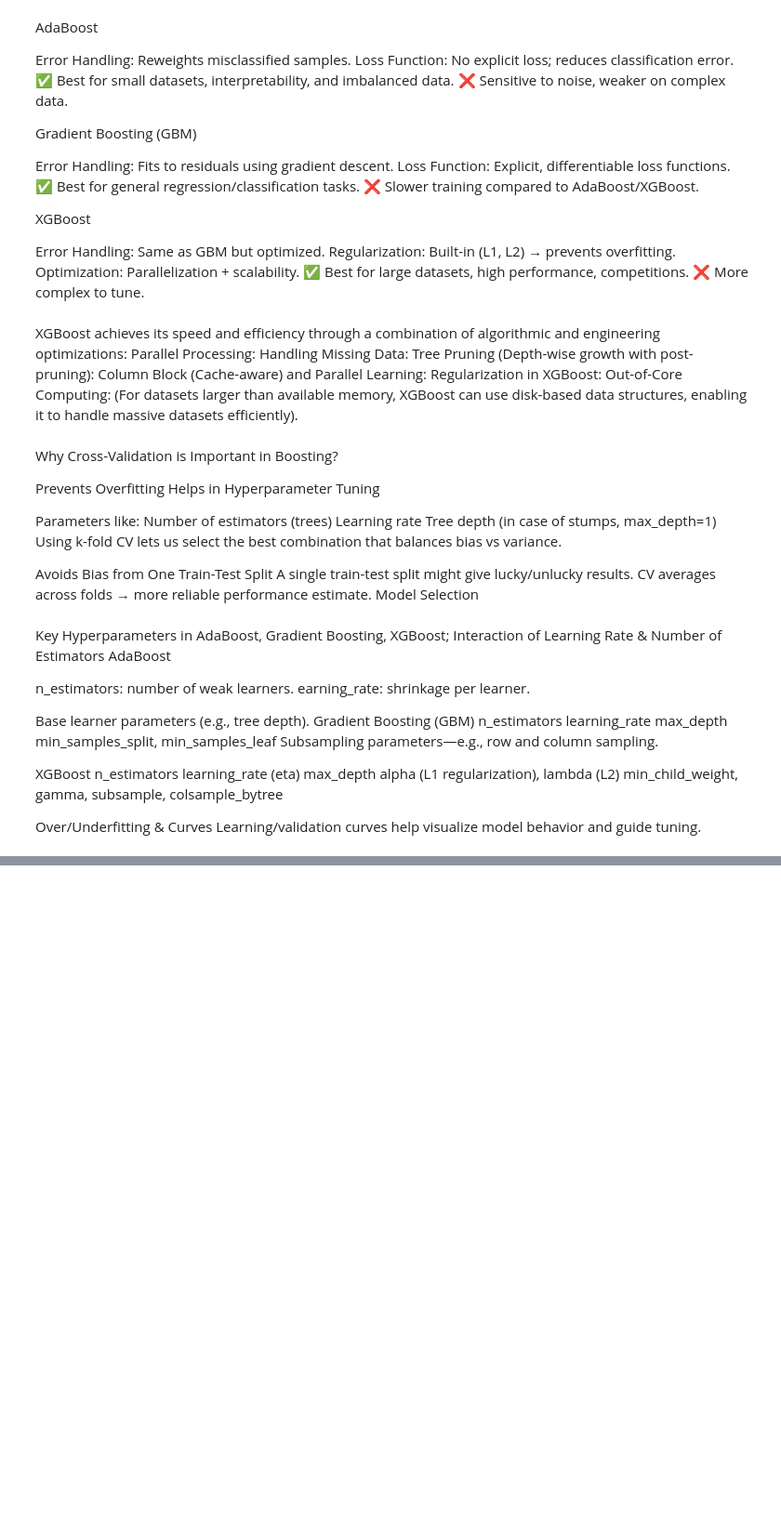
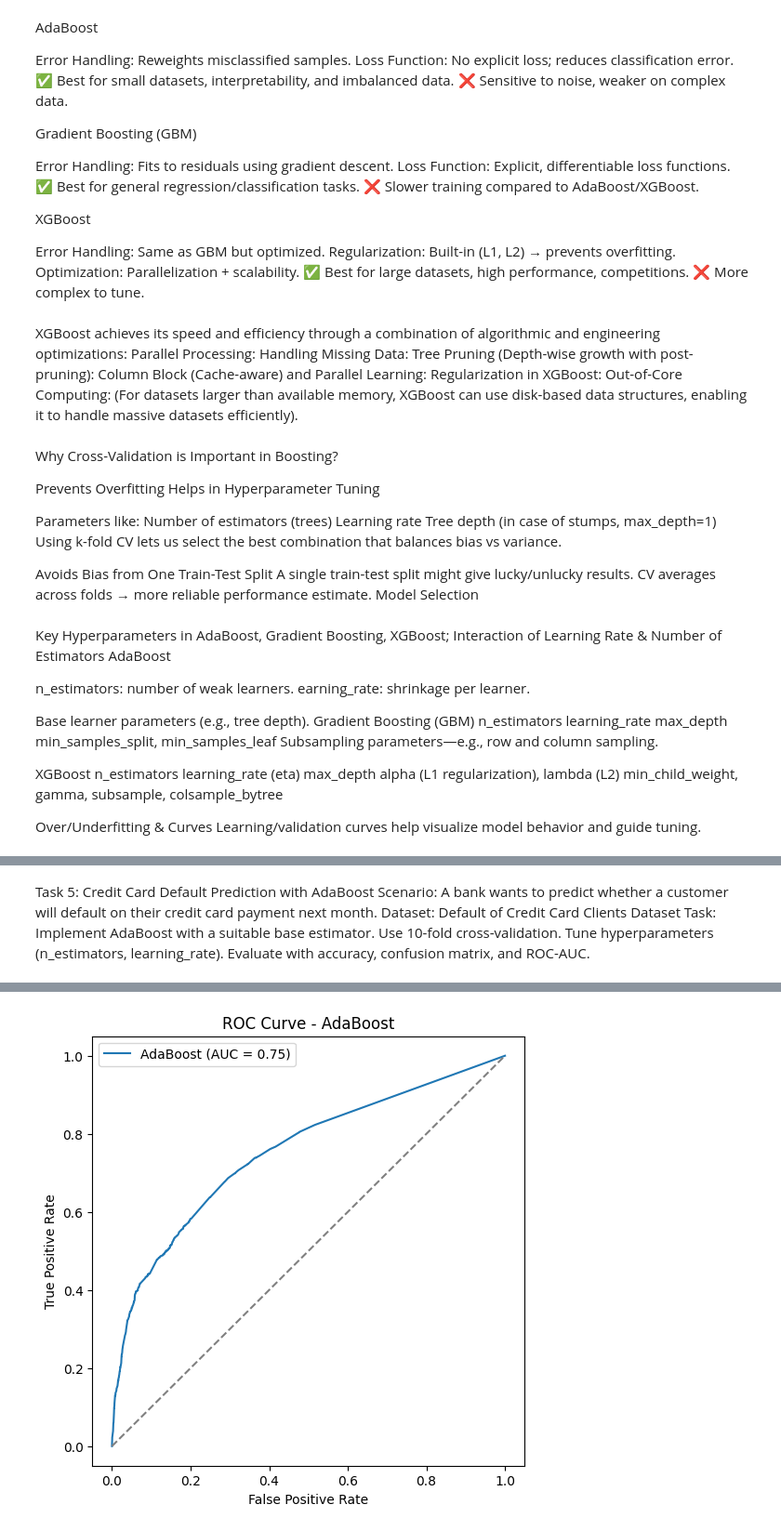
Before and after one commit to VARSHINI71710/Boosting, a Jupyter notebook: practice.ipynb, the cells around one changed output, grey strips where cells are left out. Shown at 93% size. Drawn from its saved outputs; the diff is of its cells as text; code cells hidden in the pictures; blank space fills up the shorter version.

```diff
--- a/practice.ipynb
+++ b/practice.ipynb
@@ -94,0 +438,78 @@ Learning/validation curves help visualize model behavior and guide tuning.
+# %% [markdown]
+Task 5: Credit Card Default Prediction with AdaBoost
+Scenario:
+ A bank wants to predict whether a customer will default on their credit card payment next month.
+Dataset:
+ Default of Credit Card Clients Dataset
+Task:
+Implement AdaBoost with a suitable base estimator.
+Use 10-fold cross-validation.
+Tune hyperparameters (n_estimators, learning_rate).
+Evaluate with accuracy, confusion matrix, and ROC-AUC.
+# %%
+
+import numpy as np
+import pandas as pd
+from sklearn.model_selection import train_test_split, GridSearchCV, cross_val_score
+from sklearn.ensemble import AdaBoostClassifier
+from sklearn.tree import DecisionTreeClassifier
+from sklearn.metrics import accuracy_score, confusion_matrix, roc_auc_score, roc_curve, classification_report
+import matplotlib.pyplot as plt
+
+df = pd.read_csv("C:/Users/varsh/Downloads/archive (2)/UCI_Credit_Card.csv")
+
+X = df.drop("default.payment.next.month", axis=1)
+y = df["default.payment.next.month"]
+
+
+X_train, X_test, y_train, y_test = train_test_split(X, y, test_size=0.2, random_state=42, stratify=y)
+
+
+base_estimator = DecisionTreeClassifier(max_depth=2, random_state=42)
+
+
+param_grid = {
+    "n_estimators": [50, 100, 200],
+    "learning_rate": [0.01, 0.1, 0.5, 1.0]
+}
+
+ada = AdaBoostClassifier(estimator=base_estimator, random_state=42)
+
+
+grid_search = GridSearchCV(
+    estimator=ada,
+    param_grid=param_grid,
+    scoring="accuracy",
+    cv=10,
+    n_jobs=-1,
+    verbose=1
+)
+
+grid_search.fit(X_train, y_train)
+
+print("Best Parameters:", grid_search.best_params_)
+print(" Best CV Score:", grid_search.best_score_)
+
+
+best_model = grid_search.best_estimator_
+y_pred = best_model.predict(X_test)
+y_pred_proba = best_model.predict_proba(X_test)[:, 1]
+
+
+print("\nAccuracy:", accuracy_score(y_test, y_pred))
+print("\n Confusion Matrix:\n", confusion_matrix(y_test, y_pred))
+print("\n Classification Report:\n", classification_report(y_test, y_pred))
+print("\n ROC-AUC:", roc_auc_score(y_test, y_pred_proba))
+
+
+fpr, tpr, thresholds = roc_curve(y_test, y_pred_proba)
+
+plt.figure(figsize=(6,6))
+plt.plot(fpr, tpr, label="AdaBoost (AUC = {:.2f})".format(roc_auc_score(y_test, y_pred_proba)))
+plt.plot([0,1],[0,1],'--', color="gray")
+plt.xlabel("False Positive Rate")
+plt.ylabel("True Positive Rate")
+plt.title("ROC Curve - AdaBoost")
+plt.legend()
+plt.show()
+# %% [output]
@@ -94,0 +533 @@ Learning/validation curves help visualize model behavior and guide tuning.
+[figure, added]
```
Also changed, not shown: parts of 9 cells of this notebook.
